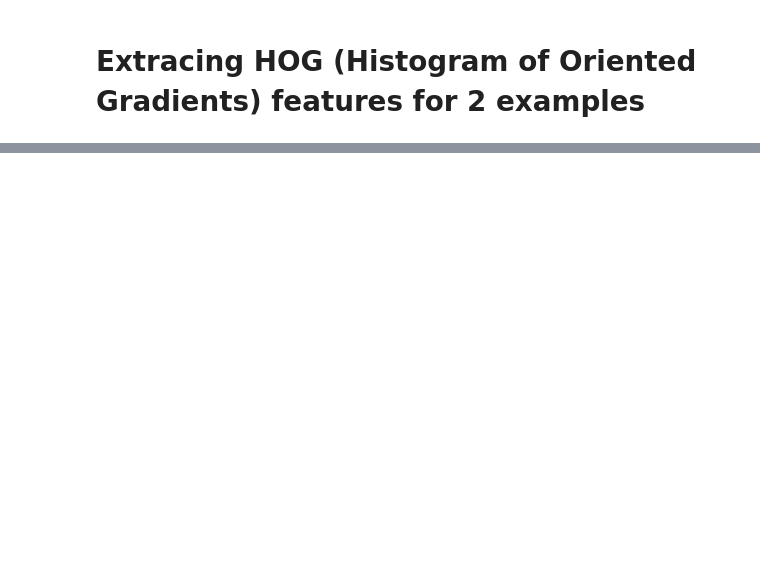
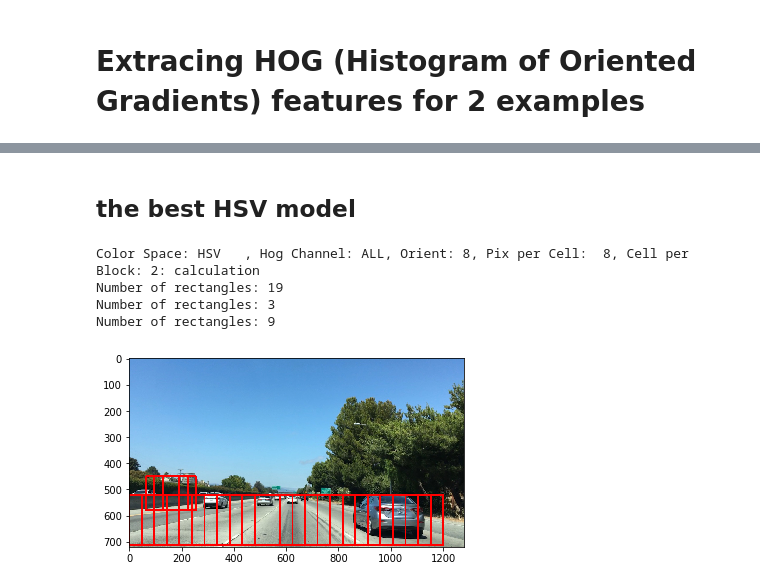
Before and after one commit to rbiegacz/Udacity-CarND, a Jupyter notebook: CarND-Vehicle-Detection-master/vehicle_detection.ipynb, the cells around one changed output, grey strips where cells are left out. Saved outputs shown, nothing was run; the diff lists cells and outputs as text; code cells hidden in the pictures; blank space fills up the shorter version.

```diff
--- a/CarND-Vehicle-Detection-master/vehicle_detection.ipynb
+++ b/CarND-Vehicle-Detection-master/vehicle_detection.ipynb
@@ -170,0 +257,17 @@ object_detection_sliding_window.sliding_window_main()
+# %% [markdown]
+## the best HSV model
+# %%
+import object_detection_hog_features
+import object_detection_hog_subsampling
+importlib.reload(object_detection_utils)
+importlib.reload(object_detection_hog_features)
+importlib.reload(object_detection_hog_subsampling)
+
+results_best_model = object_detection_hog_features.get_best_model(experiments_dict, model_type="HSV")
+object_detection_hog_subsampling.main_hog_subsampling(results_best_model, img_file="util_images/bbox-example-image.png")
+# %% [output]
+Color Space: HSV   , Hog Channel: ALL, Orient: 8, Pix per Cell:  8, Cell per Block: 2: calculation
+Number of rectangles: 19
+Number of rectangles: 3
+Number of rectangles: 9
+[figure, added]
```
Also changed, not shown: parts of 21 cells of this notebook, 4 other files.
